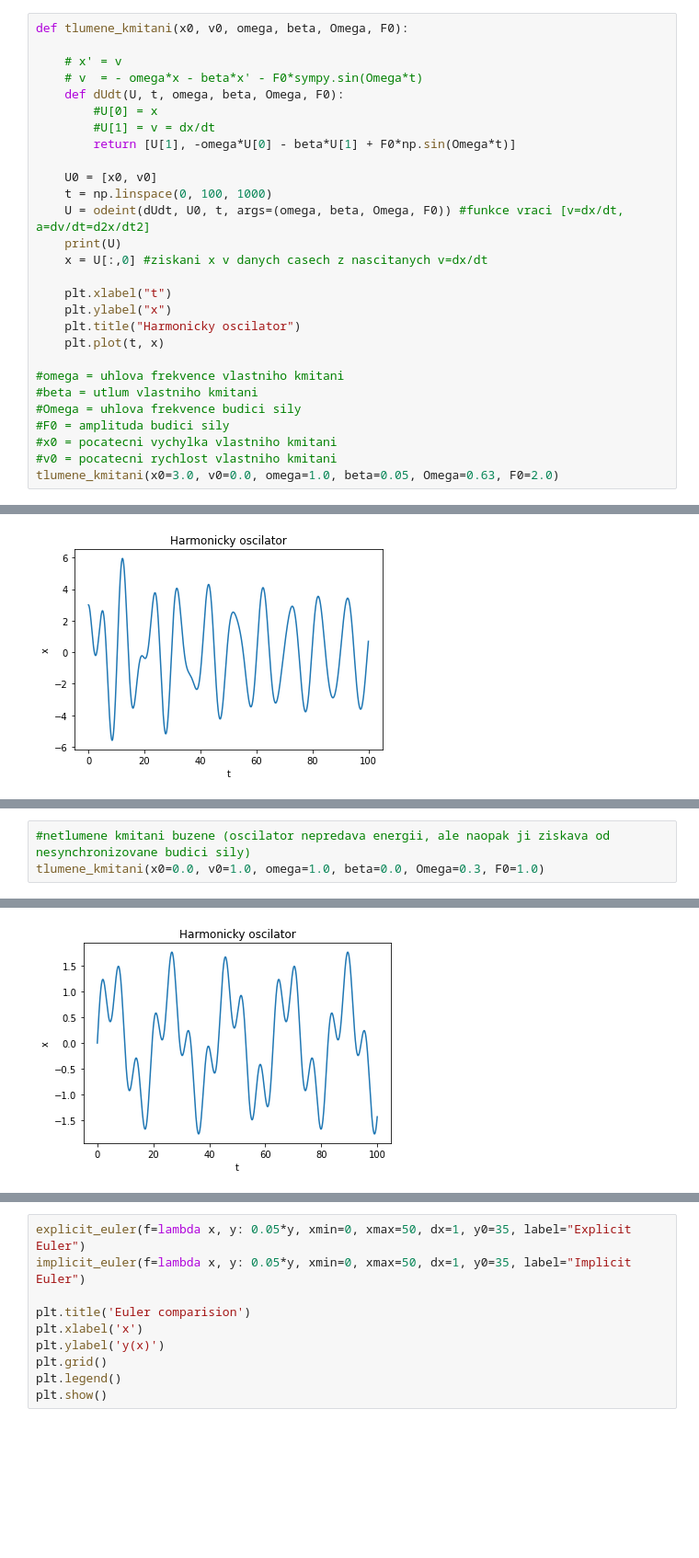
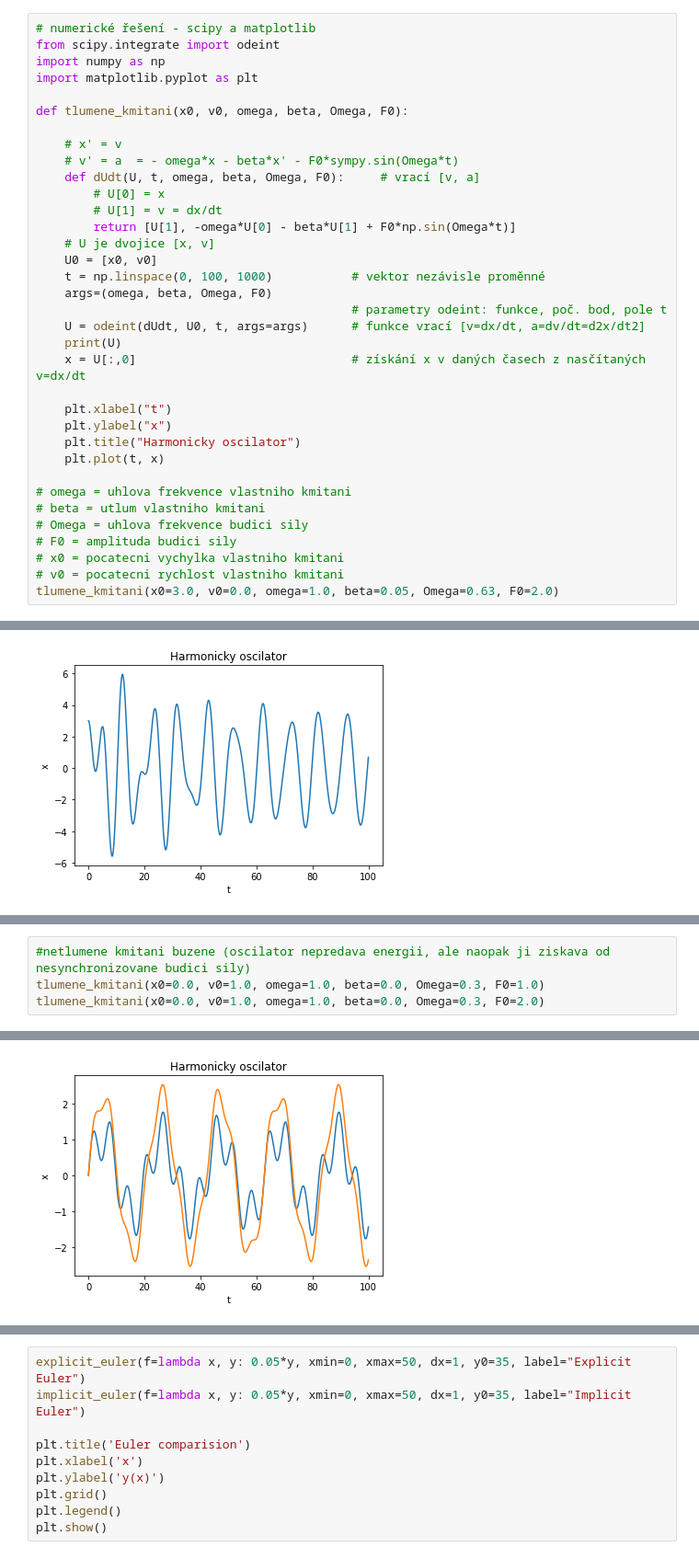
Before and after one commit to pkbcz/MSW2, a Jupyter notebook: 12 Diferencialni rovnice.ipynb, the cells around one changed output, grey strips where cells are left out. Shown at 92% size. Cells and saved outputs as stored; diff of their text form; blank space fills up the shorter version.

```diff
--- a/12 Diferencialni rovnice.ipynb
+++ b/12 Diferencialni rovnice.ipynb
@@ -178,31 +225,38 @@ Eq(x(t), (0.387852901094025*sin(0.99968745115661*t) + 2.82726563195307*cos(0.999
 <sympy.plotting.plot.Plot at 0x...>
 # %%
+# numerické řešení - scipy a matplotlib
+from scipy.integrate import odeint
+import numpy as np
+import matplotlib.pyplot as plt
+
 def tlumene_kmitani(x0, v0, omega, beta, Omega, F0):
 
     # x' = v
-    # v  = - omega*x - beta*x' - F0*sympy.sin(Omega*t)
-    def dUdt(U, t, omega, beta, Omega, F0):
-        #U[0] = x
-        #U[1] = v = dx/dt
+    # v' = a  = - omega*x - beta*x' - F0*sympy.sin(Omega*t)
+    def dUdt(U, t, omega, beta, Omega, F0):     # vrací [v, a]
+        # U[0] = x
+        # U[1] = v = dx/dt
         return [U[1], -omega*U[0] - beta*U[1] + F0*np.sin(Omega*t)]
-
+    # U je dvojice [x, v]
     U0 = [x0, v0]
-    t = np.linspace(0, 100, 1000)
-    U = odeint(dUdt, U0, t, args=(omega, beta, Omega, F0)) #funkce vraci [v=dx/dt, a=dv/dt=d2x/dt2]
+    t = np.linspace(0, 100, 1000)           # vektor nezávisle proměnné
+    args=(omega, beta, Omega, F0)
+                                            # parametry odeint: funkce, poč. bod, pole t
+    U = odeint(dUdt, U0, t, args=args)      # funkce vrací [v=dx/dt, a=dv/dt=d2x/dt2]
     print(U)
-    x = U[:,0] #ziskani x v danych casech z nascitanych v=dx/dt
+    x = U[:,0]                              # získání x v daných časech z nasčítaných v=dx/dt
 
     plt.xlabel("t")
     plt.ylabel("x")
     plt.title("Harmonicky oscilator")
     plt.plot(t, x)
 
-#omega = uhlova frekvence vlastniho kmitani
-#beta = utlum vlastniho kmitani
-#Omega = uhlova frekvence budici sily
-#F0 = amplituda budici sily
-#x0 = pocatecni vychylka vlastniho kmitani
-#v0 = pocatecni rychlost vlastniho kmitani
+# omega = uhlova frekvence vlastniho kmitani
+# beta = utlum vlastniho kmitani
+# Omega = uhlova frekvence budici sily
+# F0 = amplituda budici sily
+# x0 = pocatecni vychylka vlastniho kmitani
+# v0 = pocatecni rychlost vlastniho kmitani
 tlumene_kmitani(x0=3.0, v0=0.0, omega=1.0, beta=0.05, Omega=0.63, F0=2.0)
 # %% [output]
 [[ 3.          0.        ]
@@ -231,4 +300,5 @@ tlumene_kmitani(x0=0.0, v0=1.0, omega=1.0, beta=0.0, Omega=1.0, F0=1.0)
 # %%
 #netlumene kmitani buzene (oscilator nepredava energii, ale naopak ji ziskava od nesynchronizovane budici sily)
 tlumene_kmitani(x0=0.0, v0=1.0, omega=1.0, beta=0.0, Omega=0.3, F0=1.0)
+tlumene_kmitani(x0=0.0, v0=1.0, omega=1.0, beta=0.0, Omega=0.3, F0=2.0)
 # %% [output]
@@ -235,4 +319,4 @@ tlumene_kmitani(x0=0.0, v0=1.0, omega=1.0, beta=0.0, Omega=0.3, F0=1.0)
-[figure, old version]
+[figure, new version]
 # %% [markdown]
 #### Cvičení - Vektorové pole
 
```
Also changed, not shown: parts of 26 cells of this notebook, 16 other files.
